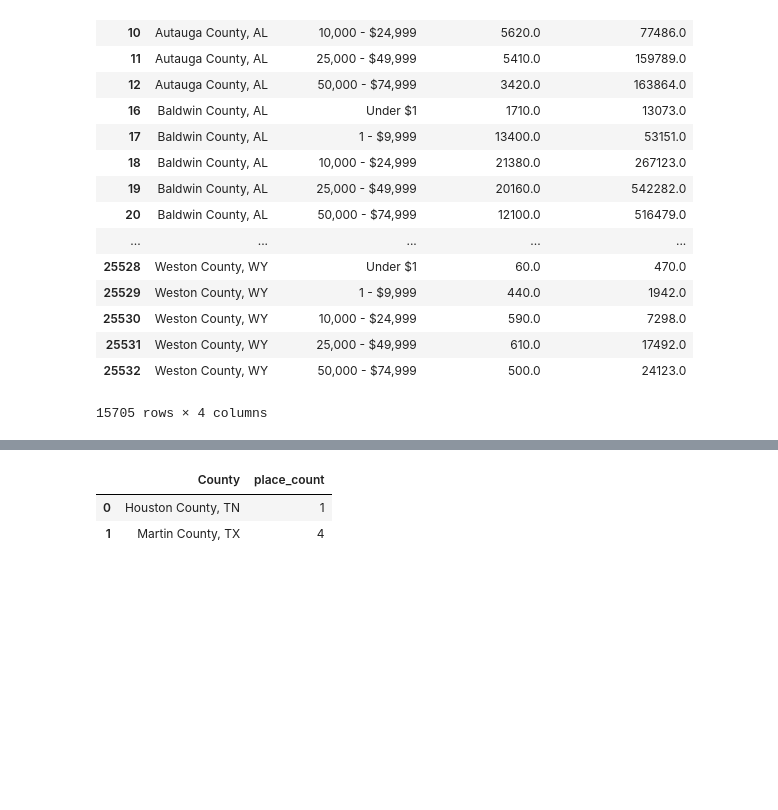
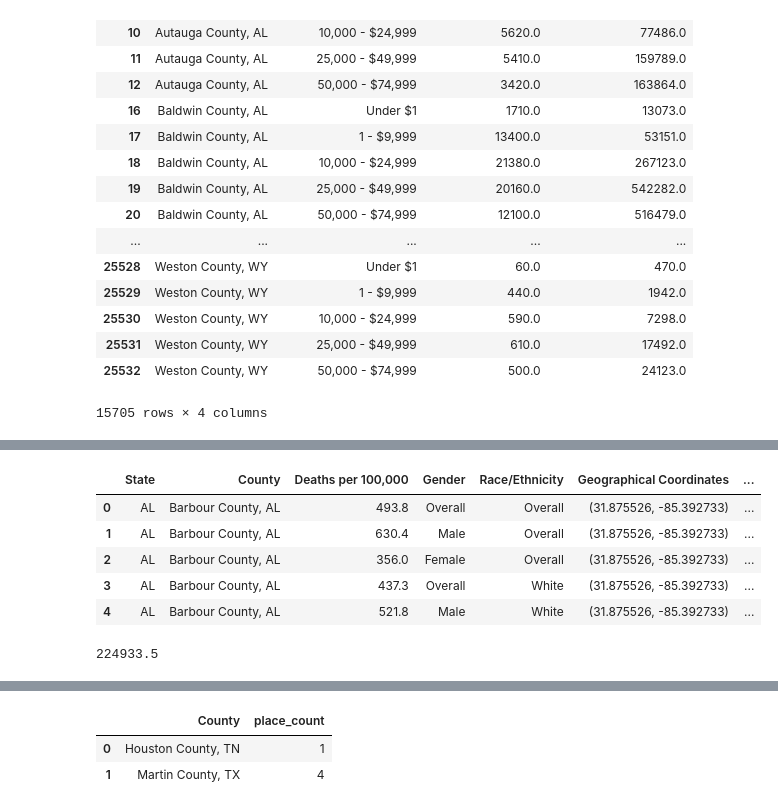
Before and after one commit to patrickmheembrock/ProjectRepo, a Jupyter notebook: DataClean.ipynb, the cells around one changed output, grey strips where cells are left out. Cells and saved outputs as stored; diff of their text form; code cells hidden in the pictures; blank space fills up the shorter version.

Commit message:
Adding 'cleaned' Cleaning Notebook (complete) and Analysis Notebook containing 2 pie graphs

```diff
--- a/DataClean.ipynb
+++ b/DataClean.ipynb
@@ -197,6 +197,36 @@ cdc_rename.head(10)
 | 8 | AK | Haines, AK | 295.7 | Overall | Overall | (59.140721, -135.513878) |
 | 9 | AK | Juneau, AK | 295.7 | Overall | Overall | (58.478434, -134.150437) |
 | 10 | AK | Kenai Peninsula, AK | 299.4 | Overall | Overall | (60.271254, -151.556972) |
+# %%
+####NOTHING LEFT TO PULL FROM ABOVE
+####STILL NEED TO EXPORT
+
+
+# Merging Mcdonalds data with cdc data to make pie graphs for gender/death
+cdc_mcdonalds_df = pd.merge(cdc_rename, mcd_p_county, on="County")
+cdc_mcdonalds_df.head()
+# %% [output]
+|  | State | County | Deaths per 100,000 | Gender | Race/Ethnicity | Geographical Coordinates | ... |
+| 0 | AL | Barbour County, AL | 493.8 | Overall | Overall | (31.875526, -85.392733) | ... |
+| 1 | AL | Barbour County, AL | 630.4 | Male | Overall | (31.875526, -85.392733) | ... |
+| 2 | AL | Barbour County, AL | 356.0 | Female | Overall | (31.875526, -85.392733) | ... |
+| 3 | AL | Barbour County, AL | 437.3 | Overall | White | (31.875526, -85.392733) | ... |
+| 4 | AL | Barbour County, AL | 521.8 | Male | White | (31.875526, -85.392733) | ... |
+# %%
+## TO DO
+## Code to pull Graph Data
+
+
+#cleaning data to creat DF for each gender
+male_deaths_df = cdc_mcdonalds_df.groupby(["Gender"]).get_group(("Male"))
+
+
+overall_gender_death_df = male_deaths_df[(male_deaths_df["Gender"] == "Male") &  (male_deaths_df["Race/Ethnicity"] == "Overall")]
+
+
+overall_gender_death_df["Deaths per 100,000"].sum()
+# %% [output]
+224933.5
 # %%
 df_merge = pd.merge(cdc_rename, irs_rename, on="County")
 df_merge.head(10)
```
Also changed, not shown: parts of 4 cells of this notebook, 7 other files.
